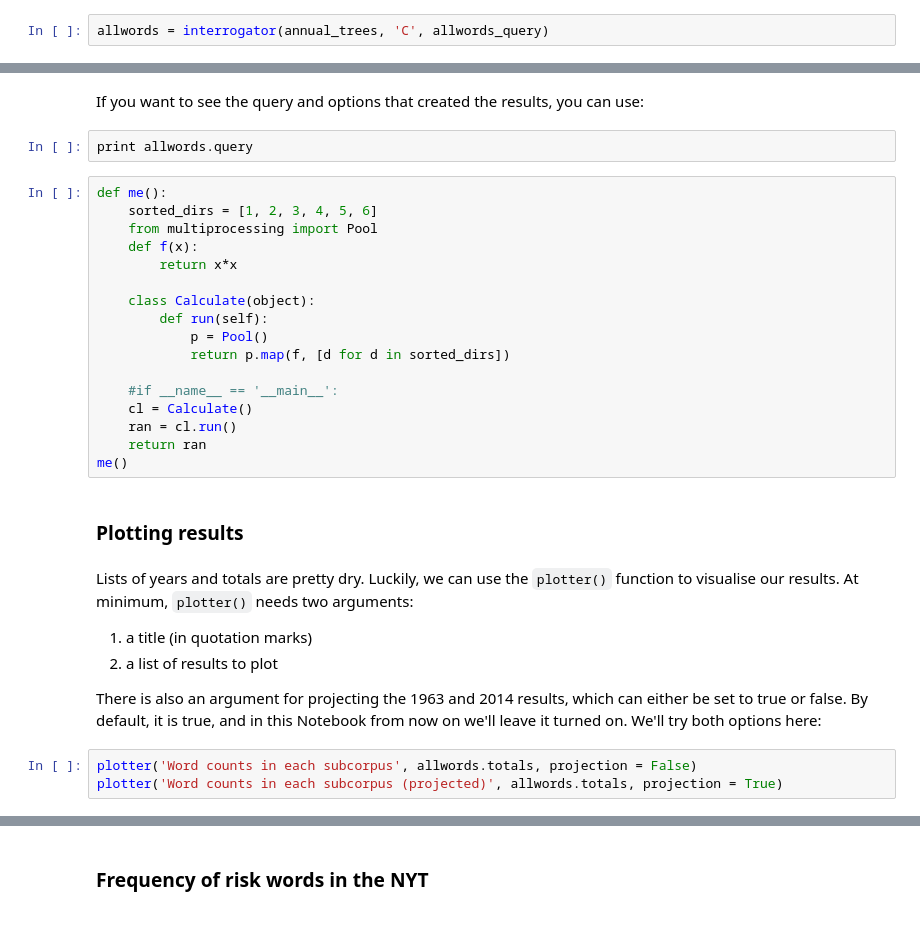
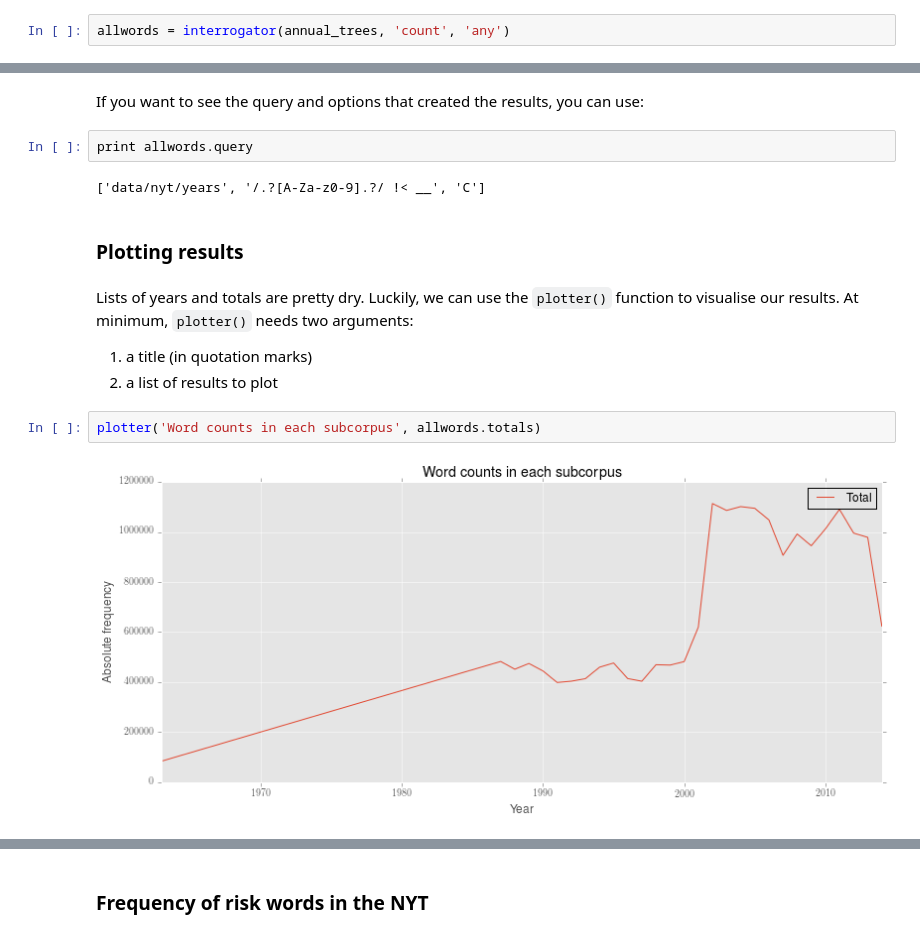
Before and after one commit to interrogator/risk, a Jupyter notebook: risk.ipynb, the cells around one changed output, grey strips where cells are left out. Cells and saved outputs as stored; diff of their text form.

```diff
--- a/risk.ipynb
+++ b/risk.ipynb
@@ -155,5 +108,5 @@ We only need to count tokens, so we can use the **-C** option (it's often faster
 # %%
-allwords = interrogator(annual_trees, 'C', allwords_query)
+allwords = interrogator(annual_trees, 'count', 'any')
 # %% [markdown]
 When the interrogation has finished, we can view our results:
 # %%
@@ -165,23 +134,8 @@ print allwords.totals
 If you want to see the query and options that created the results, you can use:
 # %%
 print allwords.query
+# %% [output]
+['data/nyt/years', '/.?[A-Za-z0-9].?/ !< __', 'C']
-# %%
-def me():
-    sorted_dirs = [1, 2, 3, 4, 5, 6]
-    from multiprocessing import Pool
-    def f(x):
-        return x*x
-
-    class Calculate(object):
-        def run(self):
-            p = Pool()
-            return p.map(f, [d for d in sorted_dirs])
-
-    #if __name__ == '__main__':
-    cl = Calculate()
-    ran = cl.run()
-    return ran
-me()
 # %% [markdown]
 ### Plotting results
 # %% [markdown]
@@ -189,8 +143,7 @@ Lists of years and totals are pretty dry. Luckily, we can use the `plotter()` fu
 
 1. a title (in quotation marks)
 2. a list of results to plot
-
-There is also an argument for projecting the 1963 and 2014 results, which can either be set to true or false. By default, it is true, and in this Notebook from now on we'll leave it turned on. We'll try both options here:
 # %%
-plotter('Word counts in each subcorpus', allwords.totals, projection = False)
-plotter('Word counts in each subcorpus (projected)', allwords.totals, projection = True)
+plotter('Word counts in each subcorpus', allwords.totals)
+# %% [output]
+[figure, added]
```
Also changed, not shown: parts of 301 cells of this notebook, 1 other file.
